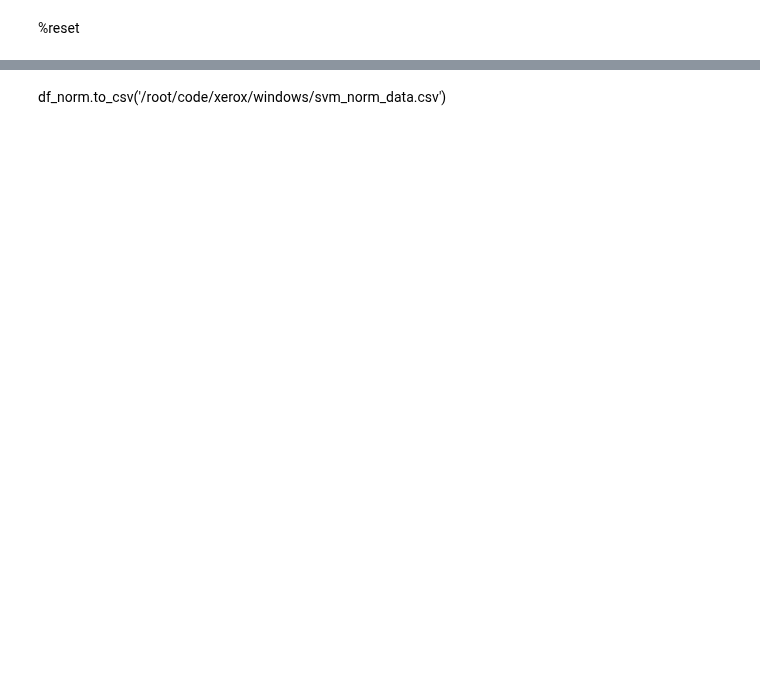
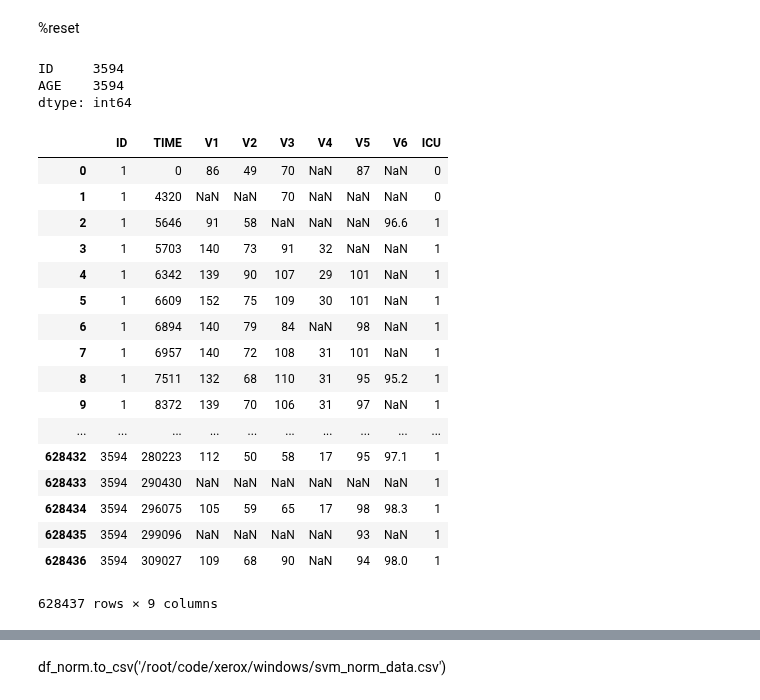
Before and after one commit to anujkhare/xerox, a Jupyter notebook: svm-glm.ipynb, the cells around one changed output, grey strips where cells are left out. Drawn from its saved outputs; the diff is of its cells as text; code cells hidden in the pictures; blank space fills up the shorter version.

```diff
--- a/svm-glm.ipynb
+++ b/svm-glm.ipynb
@@ -65,6 +65,33 @@ df_age = pd.read_csv('data_train/id_age_train.csv')
 df_labels = pd.read_csv('data_train/id_label_train.csv')
 df_vitals = pd.read_csv('data_train/id_time_vitals_train.csv')
 df_labs = pd.read_csv('data_train/id_time_labs_train.csv')
+# %%
+df_age.count()
+# %% [output]
+ID     3594
+AGE    3594
+dtype: int64
+# %%
+df_vitals
+# %% [output]
+|  | ID | TIME | V1 | V2 | V3 | V4 | V5 | V6 | ICU |
+| 0 | 1 | 0 | 86 | 49 | 70 | NaN | 87 | NaN | 0 |
+| 1 | 1 | 4320 | NaN | NaN | 70 | NaN | NaN | NaN | 0 |
+| 2 | 1 | 5646 | 91 | 58 | NaN | NaN | NaN | 96.6 | 1 |
+| 3 | 1 | 5703 | 140 | 73 | 91 | 32 | NaN | NaN | 1 |
+| 4 | 1 | 6342 | 139 | 90 | 107 | 29 | 101 | NaN | 1 |
+| 5 | 1 | 6609 | 152 | 75 | 109 | 30 | 101 | NaN | 1 |
+| 6 | 1 | 6894 | 140 | 79 | 84 | NaN | 98 | NaN | 1 |
+| 7 | 1 | 6957 | 140 | 72 | 108 | 31 | 101 | NaN | 1 |
+| 8 | 1 | 7511 | 132 | 68 | 110 | 31 | 95 | 95.2 | 1 |
+| 9 | 1 | 8372 | 139 | 70 | 106 | 31 | 97 | NaN | 1 |
+| ... | ... | ... | ... | ... | ... | ... | ... | ... | ... |
+| 628432 | 3594 | 280223 | 112 | 50 | 58 | 17 | 95 | 97.1 | 1 |
+| 628433 | 3594 | 290430 | NaN | NaN | NaN | NaN | NaN | NaN | 1 |
+| 628434 | 3594 | 296075 | 105 | 59 | 65 | 17 | 98 | 98.3 | 1 |
+| 628435 | 3594 | 299096 | NaN | NaN | NaN | NaN | 93 | NaN | 1 |
+| 628436 | 3594 | 309027 | 109 | 68 | 90 | NaN | 94 | 98.0 | 1 |
+628437 rows × 9 columns
 # %%
 def get_norm_df():
 
```
Also changed, not shown: parts of 53 cells of this notebook.
